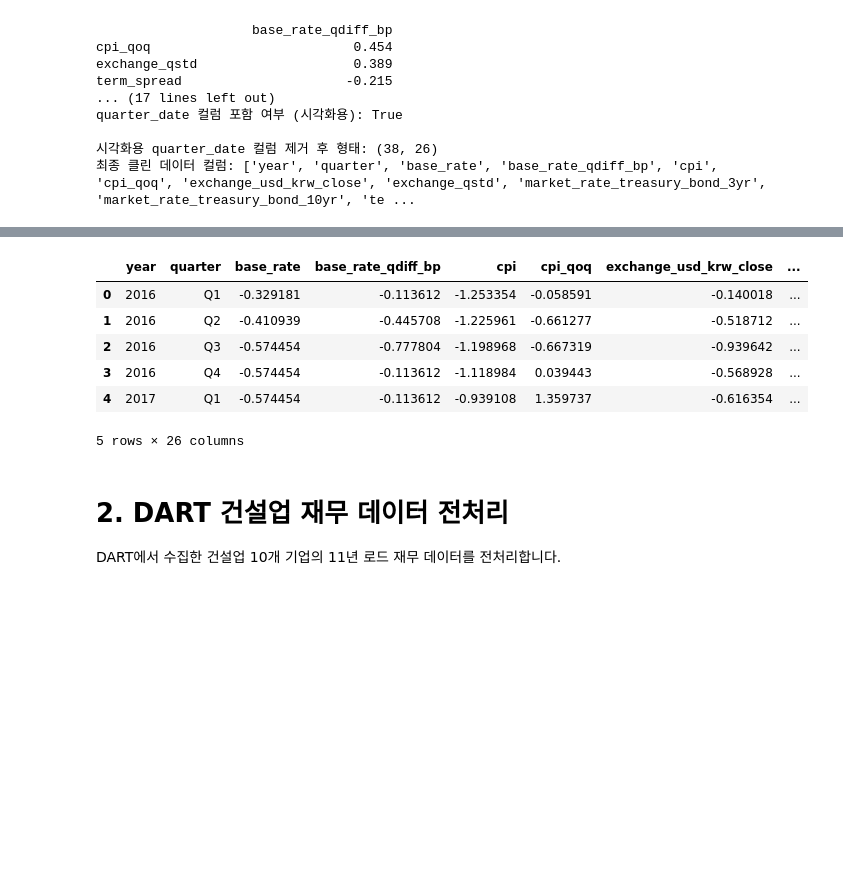
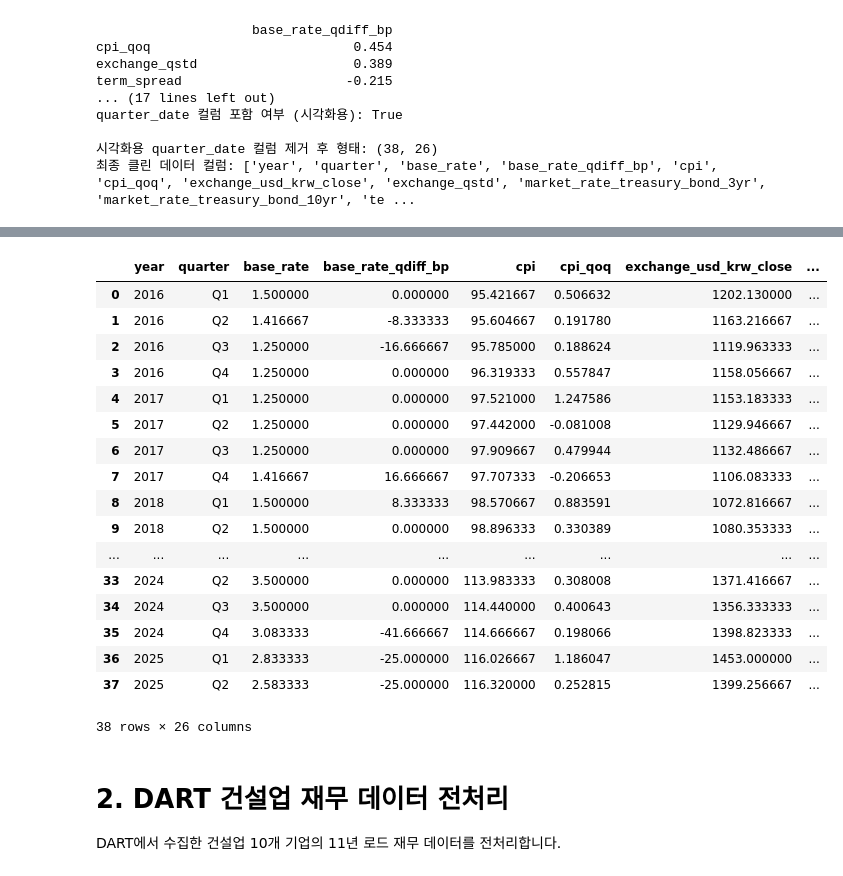
Before and after one commit to kor-ie-proj/kor-ie-proj, a Jupyter notebook: preprocessing/preprocessing.ipynb, the cells around one changed output, grey strips where cells are left out. Cells and saved outputs as stored; diff of their text form; code cells hidden in the pictures; blank space fills up the shorter version.

```diff
--- a/preprocessing/preprocessing.ipynb
+++ b/preprocessing/preprocessing.ipynb
@@ -753,13 +719,24 @@ max                     1.80               1.86
 # %%
-ecos_quarterly_scaled.head()
+ecos_quarterly
 # %% [output]
 |  | year | quarter | base_rate | base_rate_qdiff_bp | cpi | cpi_qoq | exchange_usd_krw_close | ... |
-| 0 | 2016 | Q1 | -0.329181 | -0.113612 | -1.253354 | -0.058591 | -0.140018 | ... |
-| 1 | 2016 | Q2 | -0.410939 | -0.445708 | -1.225961 | -0.661277 | -0.518712 | ... |
-| 2 | 2016 | Q3 | -0.574454 | -0.777804 | -1.198968 | -0.667319 | -0.939642 | ... |
-| 3 | 2016 | Q4 | -0.574454 | -0.113612 | -1.118984 | 0.039443 | -0.568928 | ... |
-| 4 | 2017 | Q1 | -0.574454 | -0.113612 | -0.939108 | 1.359737 | -0.616354 | ... |
+| 0 | 2016 | Q1 | 1.500000 | 0.000000 | 95.421667 | 0.506632 | 1202.130000 | ... |
+| 1 | 2016 | Q2 | 1.416667 | -8.333333 | 95.604667 | 0.191780 | 1163.216667 | ... |
+| 2 | 2016 | Q3 | 1.250000 | -16.666667 | 95.785000 | 0.188624 | 1119.963333 | ... |
+| 3 | 2016 | Q4 | 1.250000 | 0.000000 | 96.319333 | 0.557847 | 1158.056667 | ... |
+| 4 | 2017 | Q1 | 1.250000 | 0.000000 | 97.521000 | 1.247586 | 1153.183333 | ... |
+| 5 | 2017 | Q2 | 1.250000 | 0.000000 | 97.442000 | -0.081008 | 1129.946667 | ... |
+| 6 | 2017 | Q3 | 1.250000 | 0.000000 | 97.909667 | 0.479944 | 1132.486667 | ... |
+| 7 | 2017 | Q4 | 1.416667 | 16.666667 | 97.707333 | -0.206653 | 1106.083333 | ... |
+| 8 | 2018 | Q1 | 1.500000 | 8.333333 | 98.570667 | 0.883591 | 1072.816667 | ... |
+| 9 | 2018 | Q2 | 1.500000 | 0.000000 | 98.896333 | 0.330389 | 1080.353333 | ... |
+| ... | ... | ... | ... | ... | ... | ... | ... | ... |
+| 33 | 2024 | Q2 | 3.500000 | 0.000000 | 113.983333 | 0.308008 | 1371.416667 | ... |
+| 34 | 2024 | Q3 | 3.500000 | 0.000000 | 114.440000 | 0.400643 | 1356.333333 | ... |
+| 35 | 2024 | Q4 | 3.083333 | -41.666667 | 114.666667 | 0.198066 | 1398.823333 | ... |
+| 36 | 2025 | Q1 | 2.833333 | -25.000000 | 116.026667 | 1.186047 | 1453.000000 | ... |
+| 37 | 2025 | Q2 | 2.583333 | -25.000000 | 116.320000 | 0.252815 | 1399.256667 | ... |
-5 rows × 26 columns
+38 rows × 26 columns
 # %% [markdown]
 # 2. DART 건설업 재무 데이터 전처리
 
```
Also changed, not shown: parts of 2 cells of this notebook, 1 other file.
